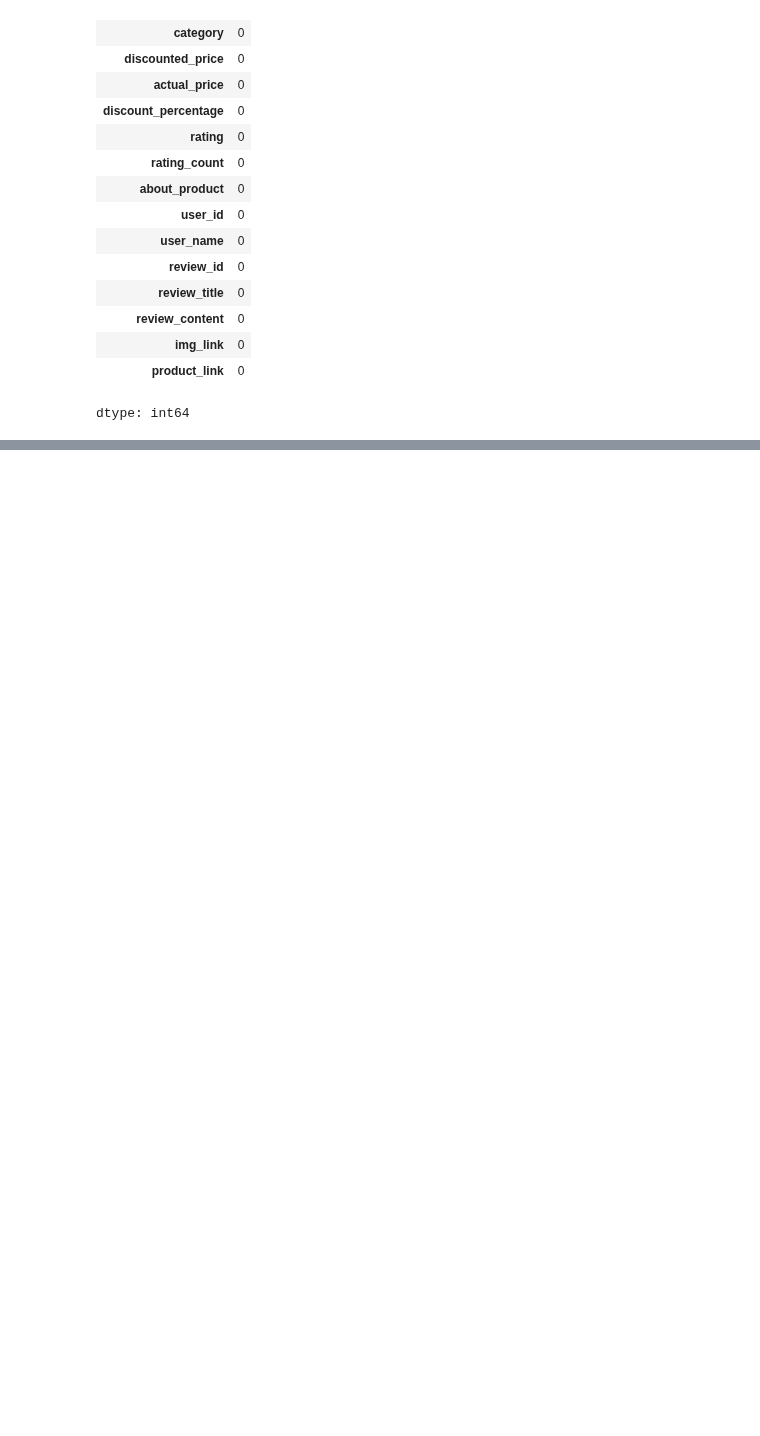
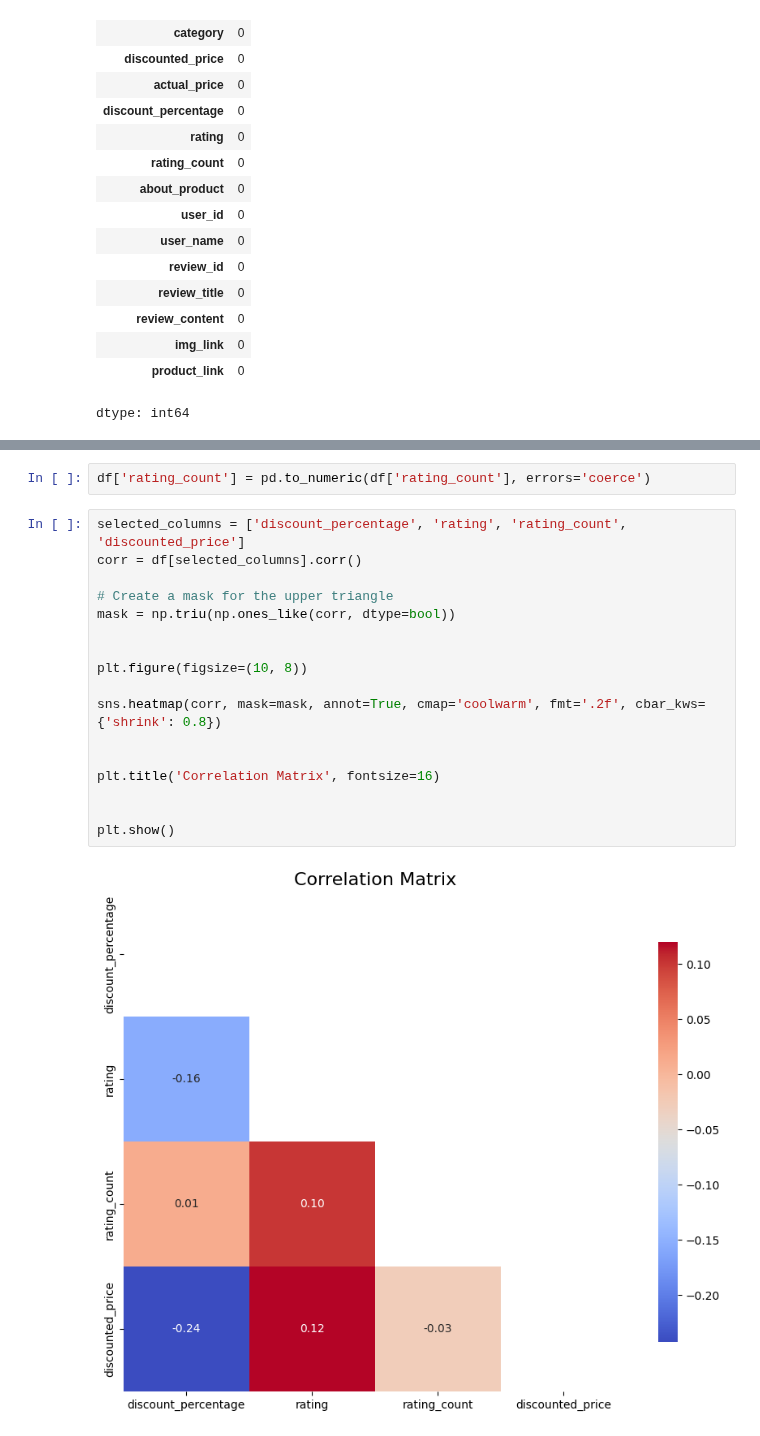
Before and after one commit to Farazmghm/Business-Machine-Learning-and-EDA, a Jupyter notebook: sales_Analysis(EDA).ipynb, the cells around one changed output, grey strips where cells are left out. Drawn from its saved outputs; the diff is of its cells as text; blank space fills up the shorter version.

```diff
--- a/sales_Analysis(EDA).ipynb
+++ b/sales_Analysis(EDA).ipynb
@@ -267,0 +290,21 @@ dtype: int64
+# %%
+df['rating_count'] = pd.to_numeric(df['rating_count'], errors='coerce')
+# %%
+selected_columns = ['discount_percentage', 'rating', 'rating_count', 'discounted_price']
+corr = df[selected_columns].corr()
+
+# Create a mask for the upper triangle
+mask = np.triu(np.ones_like(corr, dtype=bool))
+
+
+plt.figure(figsize=(10, 8))
+
+sns.heatmap(corr, mask=mask, annot=True, cmap='coolwarm', fmt='.2f', cbar_kws={'shrink': 0.8})
+
+
+plt.title('Correlation Matrix', fontsize=16)
+
+
+plt.show()
+# %% [output]
+[figure, added]
```
Also changed, not shown: parts of 7 cells of this notebook.
